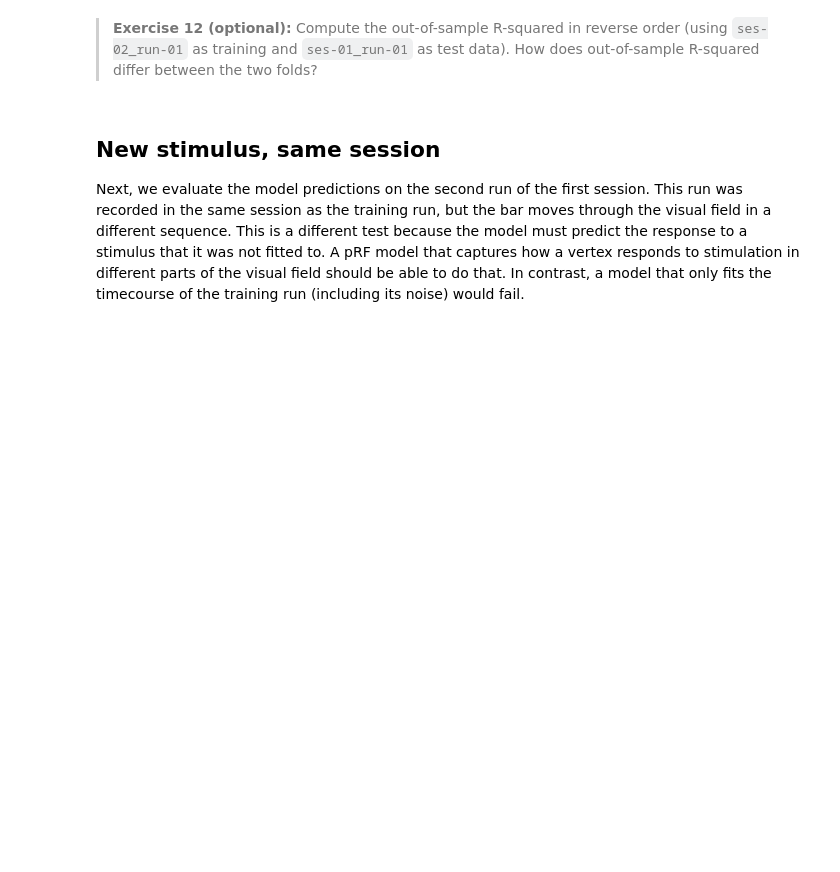
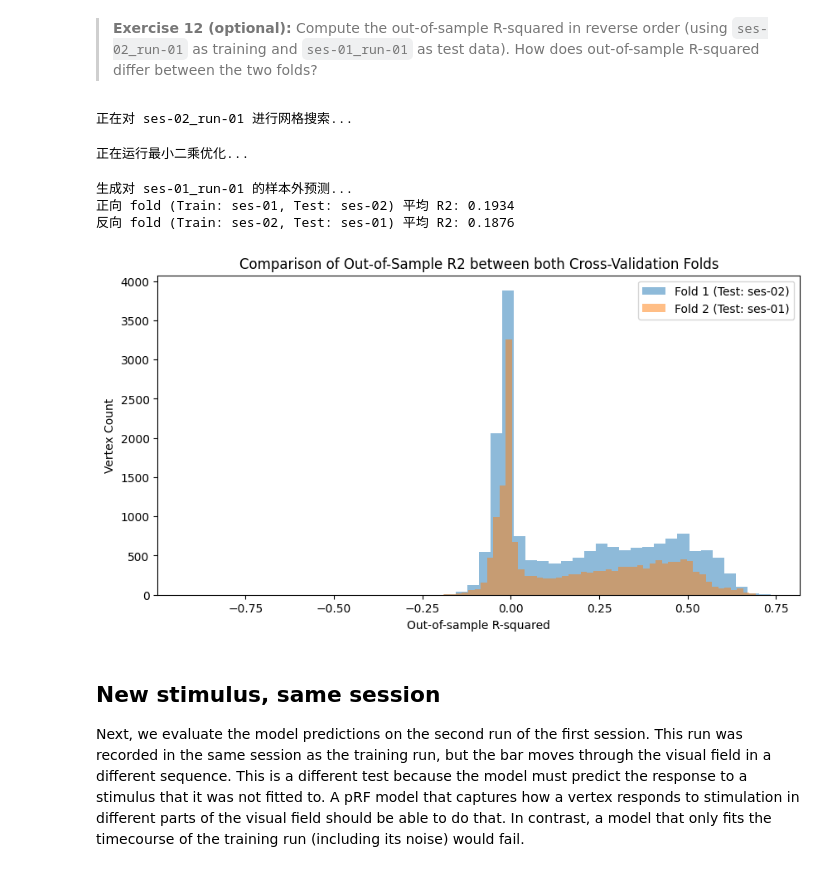
Before and after one commit to quailsir/Python, a Jupyter notebook: notebooks/workshop/02-prf-visual-fmri-cv.ipynb, the cells around one changed output. Saved outputs shown, nothing was run; the diff lists cells and outputs as text; code cells hidden in the pictures; blank space fills up the shorter version.

```diff
--- a/notebooks/workshop/02-prf-visual-fmri-cv.ipynb
+++ b/notebooks/workshop/02-prf-visual-fmri-cv.ipynb
@@ -604,7 +322,52 @@ For full leave-one-out cross-validation, we would repeat the out-of-sample predi
 # %% [markdown]
 > **Exercise 12 (optional):** Compute the out-of-sample R-squared in reverse order (using `ses-02_run-01` as training and `ses-01_run-01` as test data). How does out-of-sample R-squared differ between the two folds?
 # %%
-# Your code goes here
+# 1. 对 ses-02_run-01 数据（反向训练集）进行网格搜索拟合
+print("正在对 ses-02_run-01 进行网格搜索...")
+grid_history_rev, grid_params_rev = grid_fitter.fit(
+    data=response_test_ses_valid,  # 使用第二会话的数据作为训练集
+    parameter_values=grid_param_ranges,
+    batch_size=200,
+)
+
+# 2. 对其进行最小二乘法优化
+print("正在运行最小二乘优化...")
+ls_history_rev, ls_params_rev = ls_fitter.fit(
+    data=response_test_ses_valid,
+    parameters=grid_params_rev,
+    slope_name="amplitude",
+    intercept_name="baseline",
+    batch_size=200,
+)
+
+# 3. 使用拟合得到的参数预测 ses-01_run-01（反向测试集）的响应
+print("生成对 ses-01_run-01 的样本外预测...")
+pred_response_rev = np.asarray(predict_batched(stimulus_train, ls_params_rev, batch_size=200))
+
+# 4. 计算反向折叠的样本外 R-squared
+r_squared_test_rev = calculate_r_squared(response_train_valid, pred_response_rev)
+
+# 5. 打印并展示两种方向的 R-squared 平均值与基本统计信息
+print(f"正向 fold (Train: ses-01, Test: ses-02) 平均 R2: {np.mean(r_squared_test_ses):.4f}")
+print(f"反向 fold (Train: ses-02, Test: ses-01) 平均 R2: {np.mean(r_squared_test_rev):.4f}")
+
+# 绘制两者对比直方图
+import matplotlib.pyplot as plt
+plt.figure(figsize=(10, 5))
+plt.hist(r_squared_test_ses, bins=50, alpha=0.5, label='Fold 1 (Test: ses-02)')
+plt.hist(r_squared_test_rev, bins=50, alpha=0.5, label='Fold 2 (Test: ses-01)')
+plt.xlabel('Out-of-sample R-squared')
+plt.ylabel('Vertex Count')
+plt.title('Comparison of Out-of-Sample R2 between both Cross-Validation Folds')
+plt.legend()
+plt.show()
+# %% [output]
+正在对 ses-02_run-01 进行网格搜索...
+正在运行最小二乘优化...
+生成对 ses-01_run-01 的样本外预测...
+正向 fold (Train: ses-01, Test: ses-02) 平均 R2: 0.1934
+反向 fold (Train: ses-02, Test: ses-01) 平均 R2: 0.1876
+[figure, added]
 # %% [markdown]
 ## New stimulus, same session
 
```
Also changed, not shown: parts of 32 cells of this notebook.
